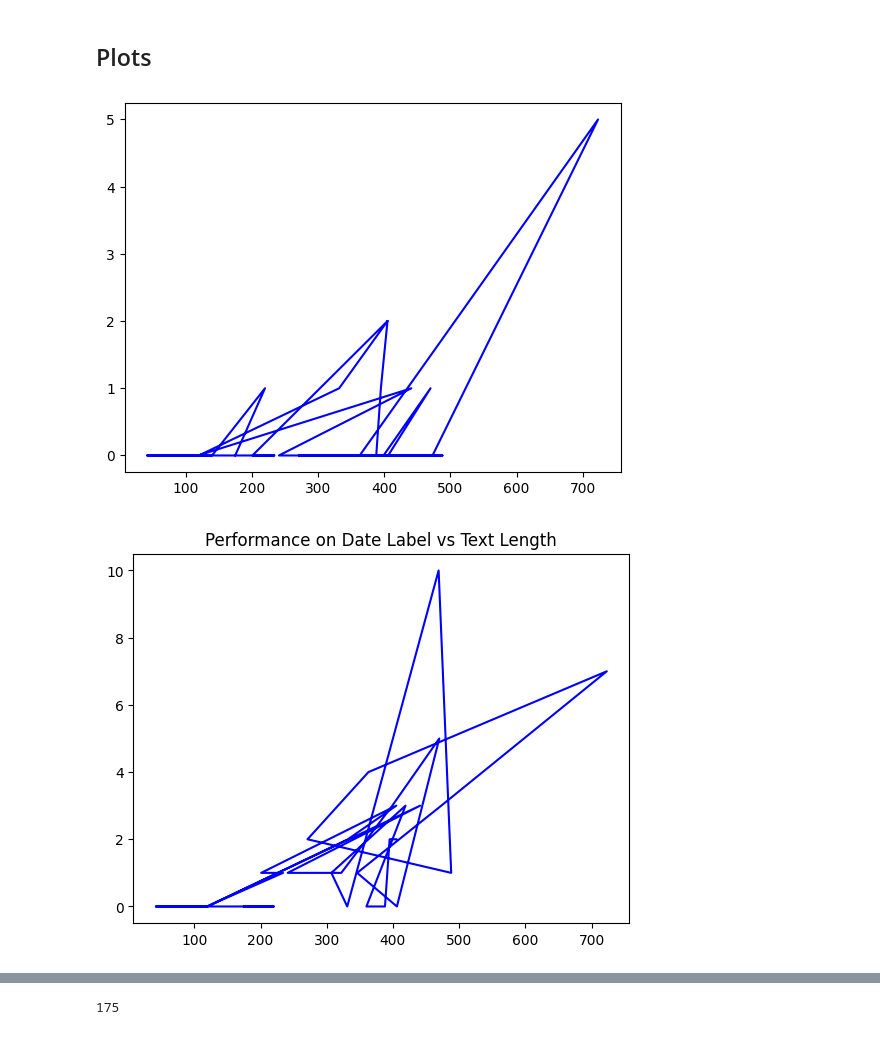
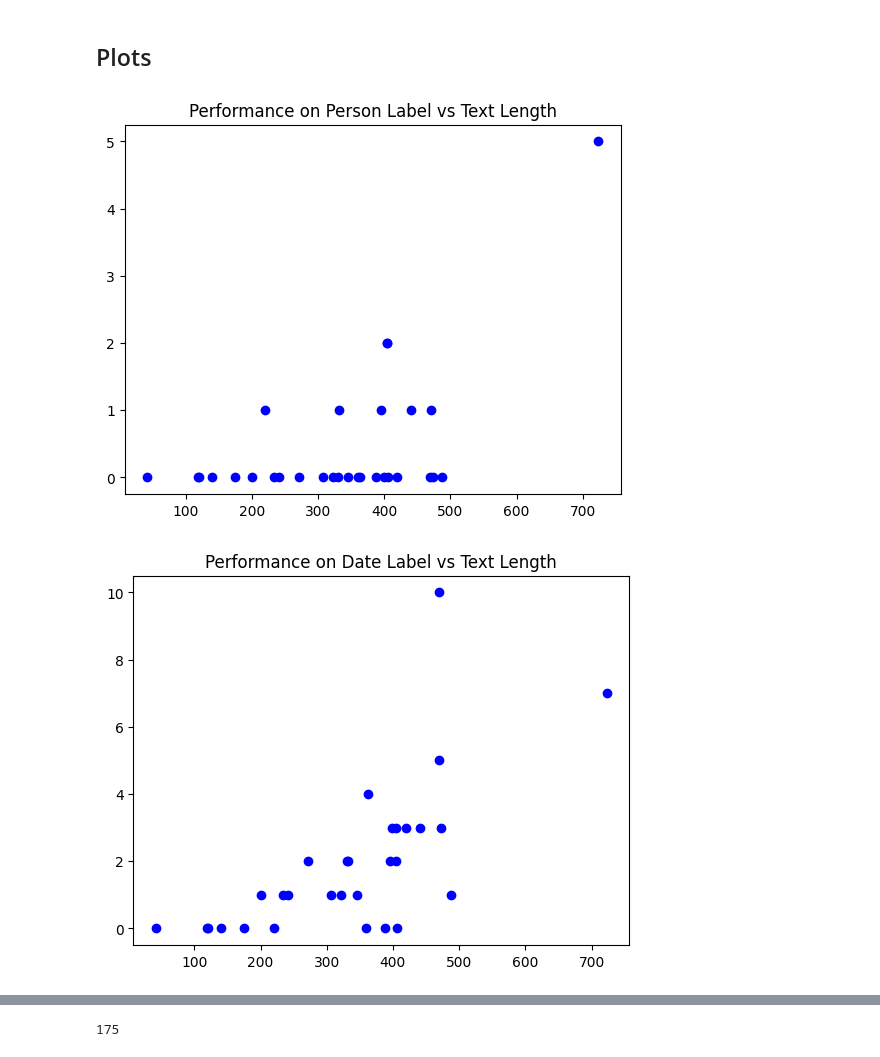
Before and after one commit to AymericTiberghien/NLP_ENSAE, a Jupyter notebook: GliNER_Analysis_Football_Players.ipynb, the cells around one changed output, grey strips where cells are left out. Cells and saved outputs as stored; diff of their text form; code cells hidden in the pictures.

Commit message:
Final Commit, plot structure changes

```diff
--- a/GliNER_Analysis_Football_Players.ipynb
+++ b/GliNER_Analysis_Football_Players.ipynb
@@ -1156,15 +1160,15 @@ df_testo=df_test.reindex(columns=['Text','Length_Text','Person_Diff',
 # %% [markdown]
 ## Plots
 # %%
-plt.plot(df_testo['Length_Text'],df_testo['Person_Diff'],label='Person',color='blue')
+plt.scatter(df_testo['Length_Text'],df_testo['Person_Diff'],label='Person',color='blue')
 plt.title('Performance on Person Label vs Text Length')
 plt.show()
 # %% [output]
-[figure, old version]
+[figure, new version]
 # %%
-plt.plot(df_testo['Length_Text'],df_testo['Date_Diff'],label='Person',color='blue')
+plt.scatter(df_testo['Length_Text'],df_testo['Date_Diff'],label='Person',color='blue')
 plt.title('Performance on Date Label vs Text Length')
 plt.show()
 # %% [output]
-[figure, old version]
+[figure, new version]
 # %%
```
Also changed, not shown: parts of 6 cells of this notebook.
